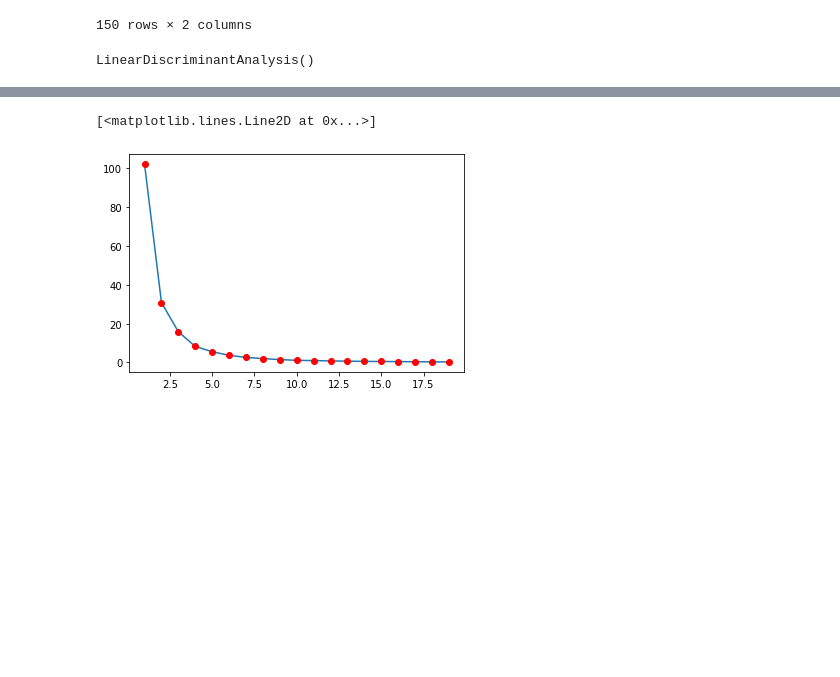
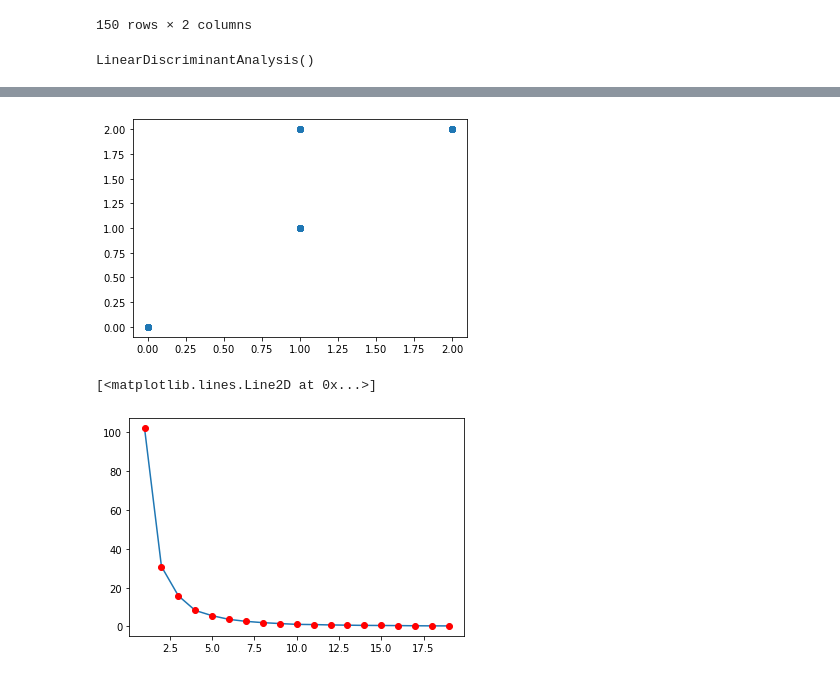
Before and after one commit to LeonardCherepanov/DZ-18, a Jupyter notebook: DZ-18.ipynb, the cells around one changed output, grey strips where cells are left out. Drawn from its saved outputs; the diff is of its cells as text; code cells hidden in the pictures; blank space fills up the shorter version.

```diff
--- a/DZ-18.ipynb
+++ b/DZ-18.ipynb
@@ -52,3 +52,9 @@ array([0, 0, 2, 1, 1, 1, 1, 2, 1, 0, 2, 0, 0, 0, 0, 1, 2, 0, 0, 2, 0, 2,
+# %%
+#5 Визуализация предсказания для тестовой выборки
+plt.scatter(lda.predict(X_test), y_test)
+plt.show()
+# %% [output]
+[figure, added]
 # %%
 X = data[['sepal length (cm)']]
 y = data['sepal width (cm)']
```
Also changed, not shown: parts of 2 cells of this notebook.
